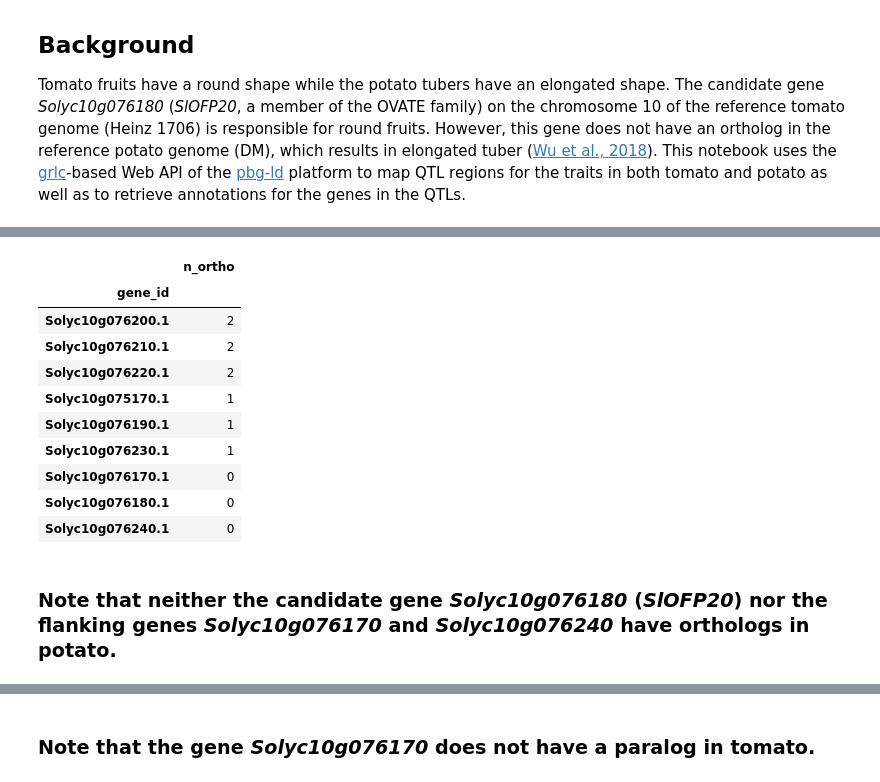
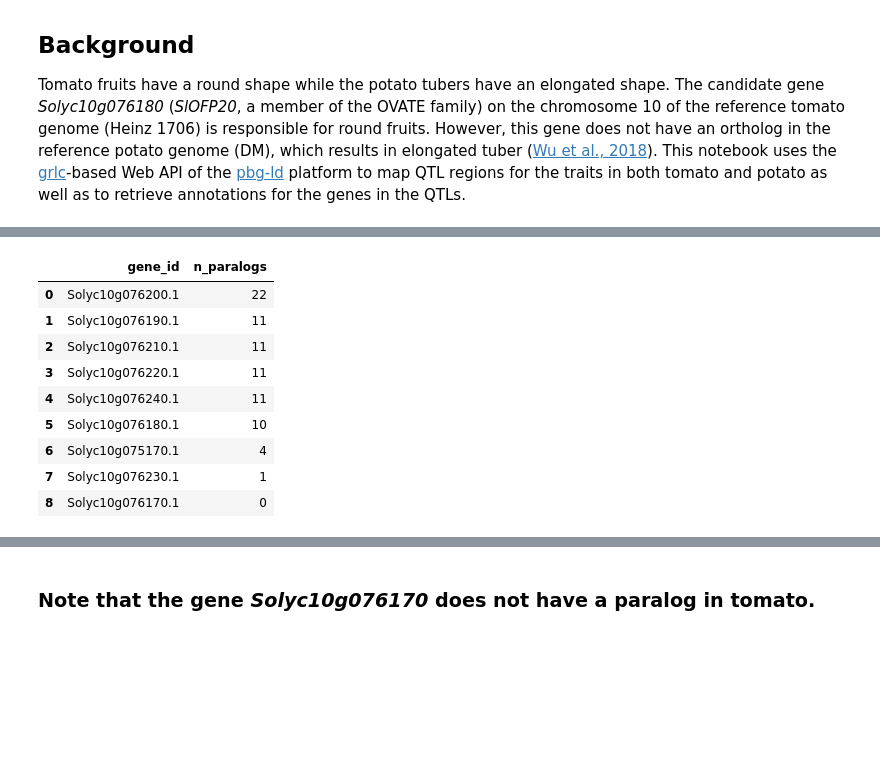
Before and after one commit to candYgene/notebooks, a Jupyter notebook: jupyter/QTL_fruitshape_orthologs.ipynb, the cells around one changed output, grey strips where cells are left out. Saved outputs shown, nothing was run; the diff lists cells and outputs as text; code cells hidden in the pictures; blank space fills up the shorter version.

Commit message:
Update notebook. - get potato orthologs for tomato gene families - get annotations for potato/tomato genes - improve doc & tables

```diff
--- a/jupyter/QTL_fruitshape_orthologs.ipynb
+++ b/jupyter/QTL_fruitshape_orthologs.ipynb
@@ -37,5 +37,3 @@ for g in input_data['tomato']['genes']:
     except:
         print('Failed to connect to the Web API!')
         break
-# %%
-genes.set_index('feature_id')
@@ -47,7 +46,7 @@ genes.set_index('feature_id')
 # %%
 # compute the QTL interval given the start/end positions of the genes
 pos = pd.concat([genes['begin_pos'], genes['end_pos']]).describe()
-qtl_interval = dict(chrom=genes['chrom'].unique()[0],
-                    taxon_id=int(genes['taxon_id'].unique()[0]),
-                    begin=int(pos['min']),
-                    end=int(pos['max']))
+qtl_inter = dict(chrom=genes['chrom'].unique()[0],
+                 taxon_id=int(genes['taxon_id'].unique()[0]),
+                 begin=int(pos['min']),
+                 end=int(pos['max']))
@@ -61,15 +60,15 @@ qtl_interval
 # %%
 # retrieve all genes in the genomic interval
-all_genes = pd.DataFrame()
+genes_inter = pd.DataFrame()
 params = {'feature': 'protein_coding_gene',
-          'chrom': qtl_interval['chrom'],
+          'chrom': qtl_inter['chrom'],
           'graph': input_data['tomato']['graph_iri'],
-          'begin': qtl_interval['begin'],
-          'end': qtl_interval['end']}
+          'begin': qtl_inter['begin'],
+          'end': qtl_inter['end']}
 try:
     with requests.get(base_url + '/getFeaturesInInterval',
                       params=params,
                       headers=headers) as req:
-        all_genes = pd.read_csv(io.StringIO(req.text))
+        genes_inter = pd.read_csv(io.StringIO(req.text))
 except:
     print('Failed to connect to the Web API!')
@@ -90,19 +88,19 @@ all_genes.set_index('feature_id')
 # %%
-# for each tomato gene retrieve its orthologous gene (s) in potato
+# for each tomato gene retrieve its paralog(s)
 rows = []
-for index, g in all_genes.iterrows():
+for index, g in genes_inter.iterrows():
     try:
-        with requests.get(base_url + '/getOrthologs',
+        with requests.get(base_url + '/getParalogs',
                           params={'geneid': "'%s'" % g['feature_id']},
                           headers=headers) as req:
             df = pd.read_csv(io.StringIO(req.text))
             if df.size == 0:
                 rows.append([g['feature_id'], g['chrom'], g['begin_pos'], g['end_pos'],
-                             None, None, None, None]) # ortholog not found
+                             None, None, None, None]) # paralog not found
                 continue
             for index, j in df.iterrows():
                 with requests.get(base_url + '/getFeatureLocation',
-                    params={'featureid': "'%s'" % j['ortholog_id']},
+                    params={'featureid': "'%s'" % j['paralog_id']},
                     headers=headers) as req:
                     for index, o in pd.read_csv(io.StringIO(req.text)).iterrows():
                         rows.append([g['feature_id'], g['chrom'], g['begin_pos'], g['end_pos'],
@@ -142,20 +141,18 @@ orthologs.set_index('gene_id').sort_values(['gene_id', 'ortho_chrom', 'ortho_beg
 # %%
-# count orthologs per gene
-display(orthologs.groupby(['gene_id'])['ortho_id']
+# count paralogs per gene
+display(paralogs.groupby(['gene_id'])['para_id']
         .agg(['count'])
         .sort_values(['count'], ascending=False)
-        .rename(columns={'count':'n_orthologs'}))
+        .rename(columns={'count':'n_paralogs'})
+        .reset_index())
 # %% [output]
-|  | n_ortho |
-| gene_id |  |
-| Solyc10g076200.1 | 2 |
-| Solyc10g076210.1 | 2 |
-| Solyc10g076220.1 | 2 |
-| Solyc10g075170.1 | 1 |
-| Solyc10g076190.1 | 1 |
-| Solyc10g076230.1 | 1 |
-| Solyc10g076170.1 | 0 |
-| Solyc10g076180.1 | 0 |
-| Solyc10g076240.1 | 0 |
+|  | gene_id | n_paralogs |
+| 0 | Solyc10g076200.1 | 22 |
+| 1 | Solyc10g076190.1 | 11 |
+| 2 | Solyc10g076210.1 | 11 |
+| 3 | Solyc10g076220.1 | 11 |
+| 4 | Solyc10g076240.1 | 11 |
+| 5 | Solyc10g076180.1 | 10 |
+| 6 | Solyc10g075170.1 | 4 |
+| 7 | Solyc10g076230.1 | 1 |
+| 8 | Solyc10g076170.1 | 0 |
-# %% [markdown]
-### Note that neither the candidate gene _Solyc10g076180_ (_SlOFP20_) nor the flanking genes _Solyc10g076170_ and _Solyc10g076240_ have orthologs in potato.
```
Also changed, not shown: parts of 57 cells of this notebook.
